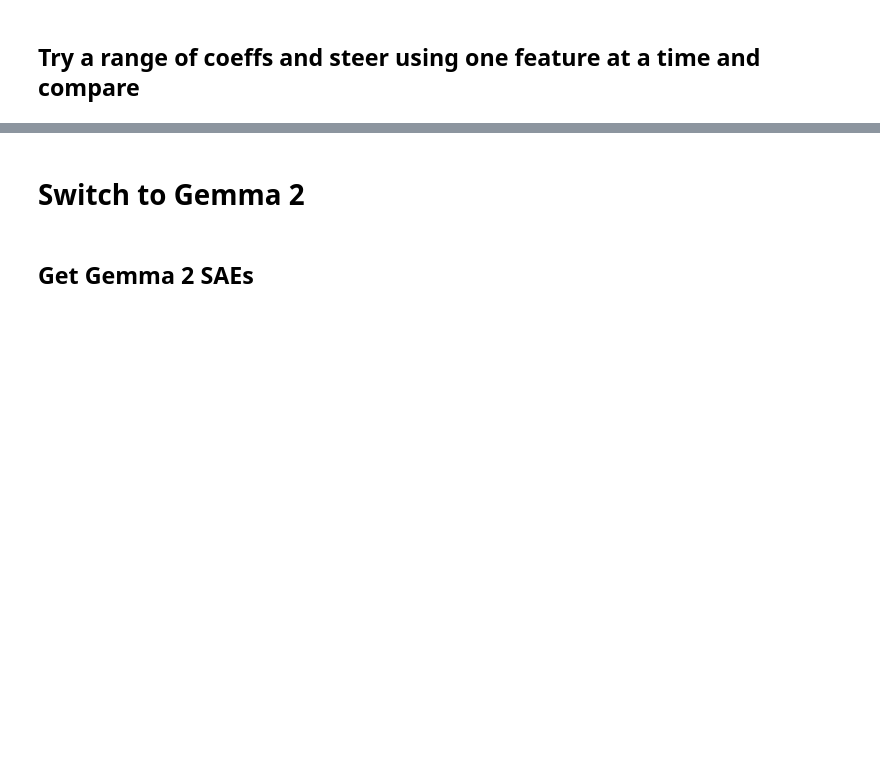
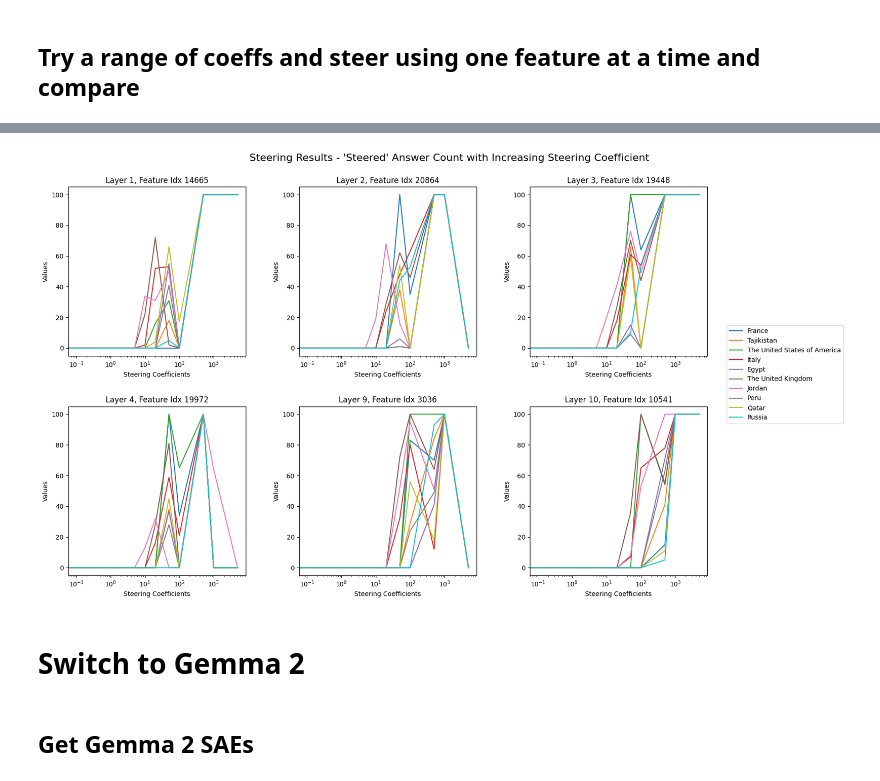
Before and after one commit to Matthew-Jennings/mats-winter-2024, a Jupyter notebook: application/application.ipynb, the cells around one changed output, grey strips where cells are left out. Drawn from its saved outputs; the diff is of its cells as text; code cells hidden in the pictures; blank space fills up the shorter version.

```diff
--- a/application/application.ipynb
+++ b/application/application.ipynb
@@ -411,8 +490,8 @@ def test_steering_of_landmark_location_in_model(
 ):
     # country_max_length = max(len(country) for _, country in landmark_country_pairs)
 
-    correct_counts = []
-    steering_counts = []
+    correct_counts = t.zeros(len(landmark_country_pairs), dtype=t.int)
+    steering_counts = t.zeros(len(landmark_country_pairs), dtype=t.int)
 
     for i, (landmark, country) in enumerate(tqdm(landmark_country_pairs)):
         # if country != "Russia":
@@ -430,25 +509,20 @@ def test_steering_of_landmark_location_in_model(
         )
         res_strs = gpt2_small.to_string(res[:, 1:])
 
-        correct_count = 0
-        steering_count = 0
         for res_str in res_strs:
             check_str = res_str[len(prompt) :].upper()
             if country.upper() in check_str:
-                correct_count += 1
+                correct_counts[i] += 1
             if steered_answer.upper() in check_str:
-                steering_count += 1
-
-        correct_counts.append(correct_count)
-        steering_counts.append(steering_count)
+                steering_counts[i] += 1
 
         if not quiet:
             print(
                 f"{'STEERED' if steering_on else 'UNSTEERED'} test for landmark '{landmark}'"
             )
             print(f"Correct Answer: '{country}'\tSteered Answer: 'Australia'")
-            print(f"\tNumber of correct responses: {correct_count}")
-            print(f"\tNumber of steered responses: {steering_count}")
+            print(f"\tNumber of correct responses: {correct_counts[i]}")
+            print(f"\tNumber of steered responses: {steering_counts[i]}")
 
     return correct_counts, steering_counts
 
@@ -582,3 +837,15 @@ pprint(data)
+# %%
+create_steering_plot(
+    counts=steering_counts_all,
+    steering_coeffs=coeffs,
+    suptitle="Steering Results - 'Steered' Answer Count with Increasing Steering Coefficient",
+    subplot_titles=[
+        f"Layer {k}, Feature Idx {svp['idx']}"
+        for k, svp in steering_vectors_positions_by_layer.items()
+    ],
+)
+# %% [output]
+[figure, added]
 # %% [markdown]
 # Switch to Gemma 2
 # %%
```
Also changed, not shown: parts of 13 cells of this notebook.
